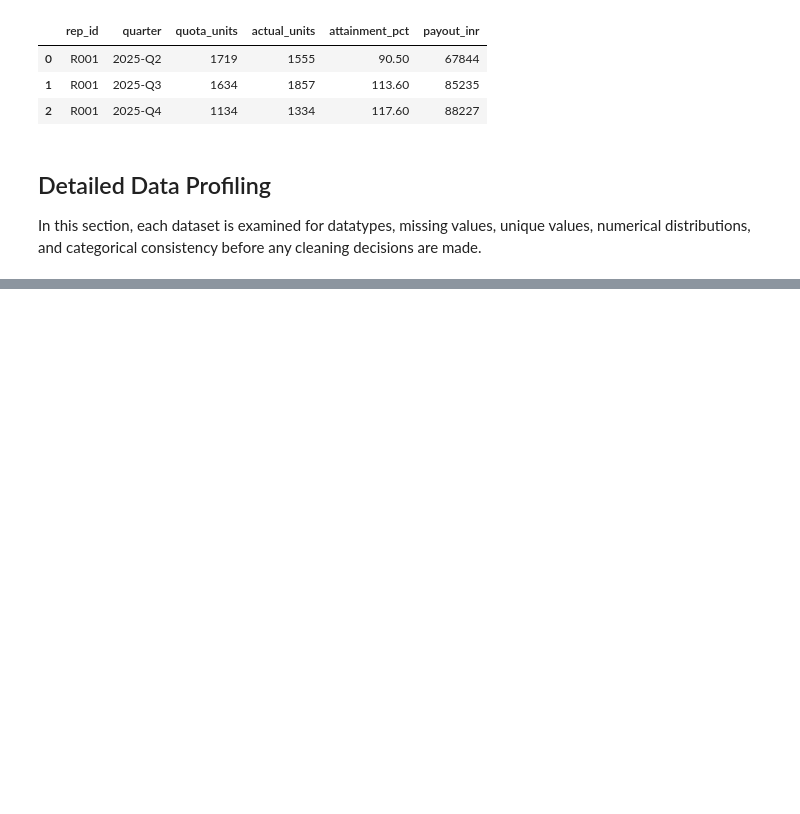
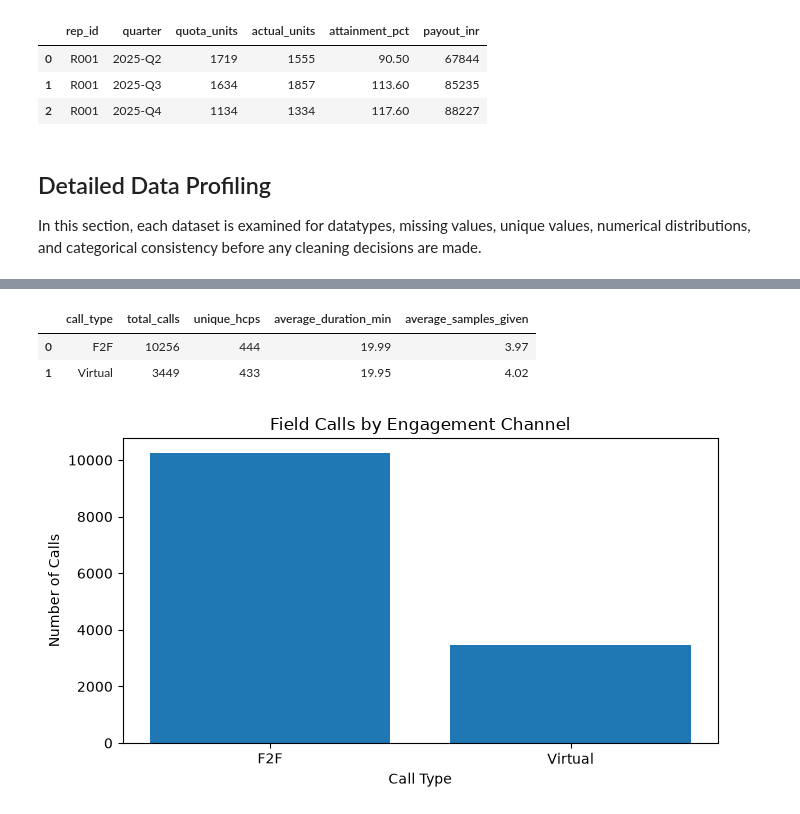
Before and after one commit to anupam-devcodes/rxguide-hcp-analytics, a Jupyter notebook: notebooks/01_data_cleaning_and_eda.ipynb, the cells around one changed output, grey strips where cells are left out. Saved outputs shown, nothing was run; the diff lists cells and outputs as text; code cells hidden in the pictures; blank space fills up the shorter version.

```diff
--- a/notebooks/01_data_cleaning_and_eda.ipynb
+++ b/notebooks/01_data_cleaning_and_eda.ipynb
@@ -262,0 +1634,46 @@ NameError: name 'datasets' is not defined
+# %%
+channel_summary = (
+    calls
+    .groupby("call_type", as_index=False)
+    .agg(
+        total_calls=("call_id", "count"),
+        unique_hcps=("hcp_id", "nunique"),
+        average_duration_min=("duration_min", "mean"),
+        average_samples_given=("samples_given", "mean"),
+    )
+)
+
+channel_summary[
+    [
+        "average_duration_min",
+        "average_samples_given",
+    ]
+] = (
+    channel_summary[
+        [
+            "average_duration_min",
+            "average_samples_given",
+        ]
+    ]
+    .round(2)
+)
+
+display(channel_summary)
+
+plt.figure(figsize=(7, 4))
+
+plt.bar(
+    channel_summary["call_type"],
+    channel_summary["total_calls"]
+)
+
+plt.title("Field Calls by Engagement Channel")
+plt.xlabel("Call Type")
+plt.ylabel("Number of Calls")
+plt.tight_layout()
+plt.show()
+# %% [output]
+|  | call_type | total_calls | unique_hcps | average_duration_min | average_samples_given |
+| 0 | F2F | 10256 | 444 | 19.99 | 3.97 |
+| 1 | Virtual | 3449 | 433 | 19.95 | 4.02 |
+[figure, added]
```
Also changed, not shown: parts of 45 cells of this notebook, 8 other files.
